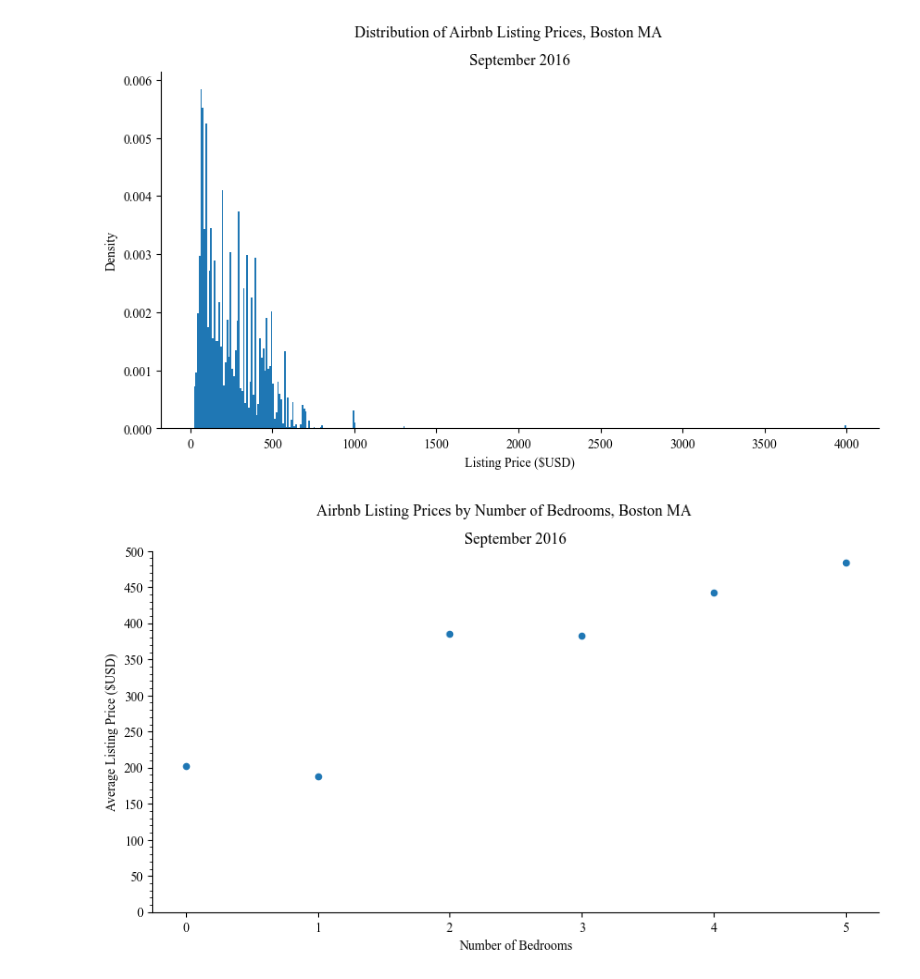
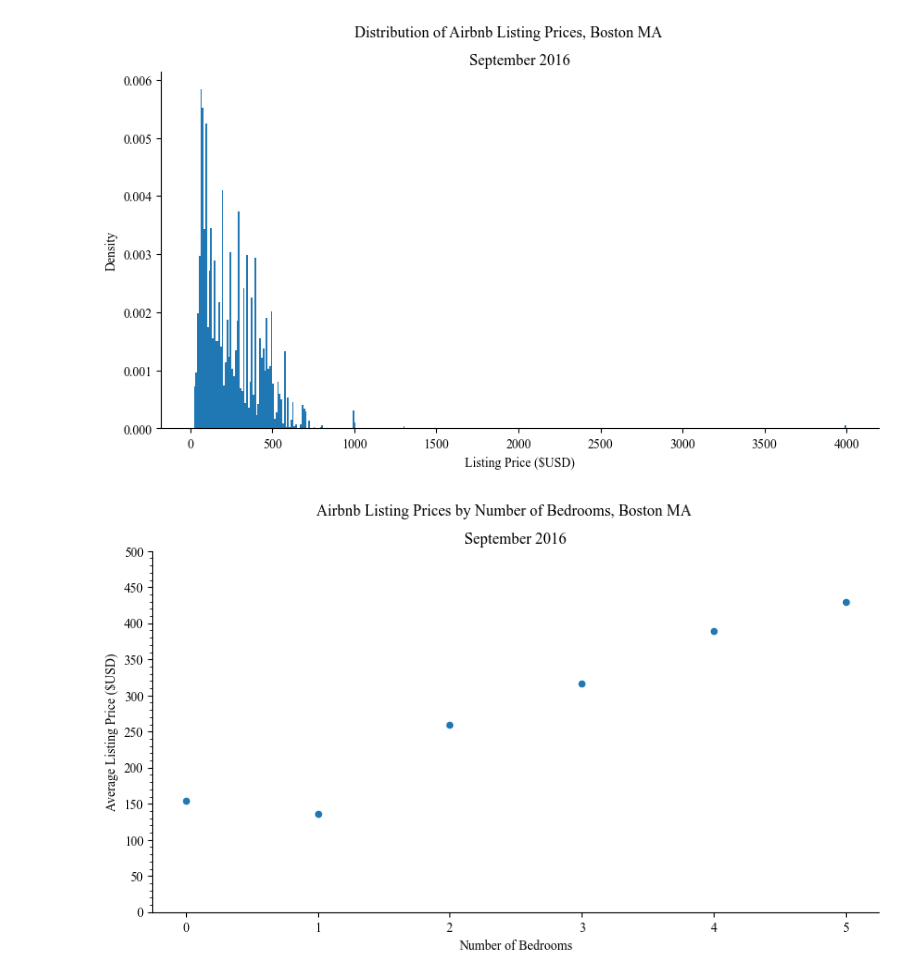
Before and after one commit to ECO225-W2025/eco225-project-code-easteli, a Jupyter notebook: ProjectCode.ipynb, the cells around one changed output. Saved outputs shown, nothing was run; the diff lists cells and outputs as text; code cells hidden in the pictures.

```diff
--- a/ProjectCode.ipynb
+++ b/ProjectCode.ipynb
@@ -137,35 +132,35 @@ plt.show()
 # %%
 #4) Create a scatterplot of average listing price by number of bedrooms
 
-df_list_cal = pd.merge(df_listings, df_calendar, on="id", how="outer")
+df_list_cal = pd.merge(df_calendar, df_listings, on="id", how="outer")
 
 df_list_cal
 
 #Create temp dataset containing only observations from September 2016
 df_list_cal_temp = df_list_cal[df_list_cal["year_month"] == "2016-09"]
 #Clean "price" column in "df_listings" and turn values into a float
 df_list_cal_temp.loc[:, "price_y"] = df_list_cal_temp["price_y"].astype(str).str.replace("$", "").str.replace(".00", "").str.replace(",", "").astype(float)
 
 #Calculate average listing prie by number of beds
 avg_bed_price = df_list_cal_temp.groupby("bedrooms")["price_y"].mean().reset_index()
 
 #Create scatter plot
 fig, ax = plt.subplots(figsize=(10, 5))
 avg_bed_price.plot(kind="scatter", y="price_y", x="bedrooms", ax=ax, legend=False)
 
 #Clean
 ax.spines["right"].set_visible(False)
 ax.spines["top"].set_visible(False)
 ax.set_ylabel("Average Listing Price ($USD)")
 ax.set_xlabel("Number of Bedrooms")
 fig.suptitle("Airbnb Listing Prices by Number of Bedrooms, Boston MA")
 ax.set_title("September 2016")
 ax.set_ylim(0, 500)
 ax.set_yticks(np.arange(0, 501, 50))
 ax.yaxis.set_minor_locator(mtick.MultipleLocator(10))
 
 save_path = r"C:\Users\eliea\Desktop\UofTYear3\Term_2\Eco225\ECO225Project\Results\bed_scatter.png"
 plt.savefig(save_path, dpi=600, bbox_inches='tight')
 plt.show()
 # %% [output]
-[figure, old version]
+[figure, new version]
```
Also changed, not shown: parts of 2 cells of this notebook.
